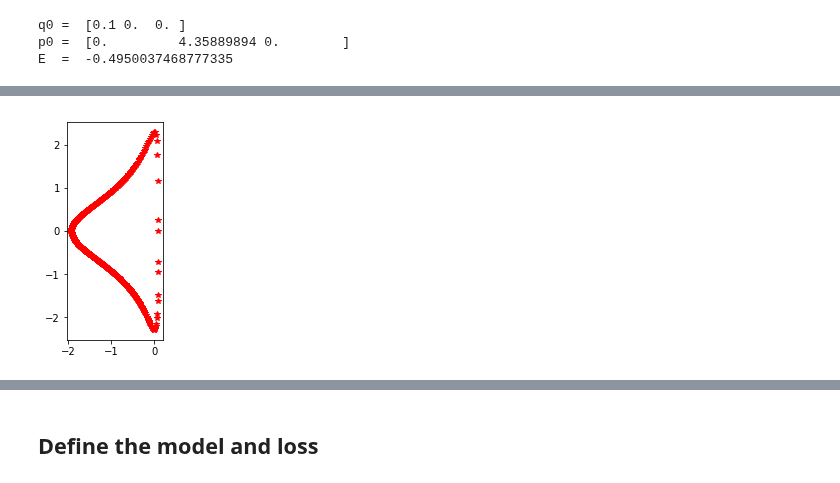
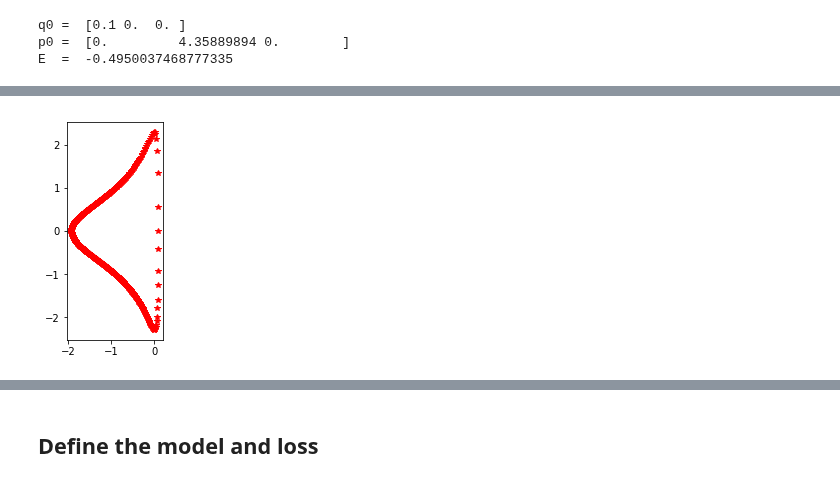
Before and after one commit to rbondesan/CanonicalFlows, a Jupyter notebook: notebooks/kepler-traj.ipynb, the cells around one changed output, grey strips where cells are left out. Cells and saved outputs as stored; diff of their text form; code cells hidden in the pictures.

```diff
--- a/notebooks/kepler-traj.ipynb
+++ b/notebooks/kepler-traj.ipynb
@@ -50,13 +50,13 @@ settings = {
     'hamiltonian': lambda x : kepler(x,k=k),
     'd': 3,                    # space dimension
     'num_particles': 1,        # number of particles
-    'minibatch_size': 1000,    # Mini batch size
-    'dataset_size': 2**10, # Set to float("inf") for keeping sampling.
+    'minibatch_size': 2**7,    # Mini batch size
+    'num_time_samples': 2**10, # Set to float("inf") for keeping sampling.
     'num_stacks_bijectors': 4, # Number of bijectors
     'log_dir' : "/tmp/log/im_tests/kepler",
     'visualize': True,
     #
-    'train_iters': 1000,
+#    'train_iters': 1000,
     'starter_learning_rate': 1e-3, # for exp decay and none
     'decay_lr': "piecewise",
 #     'decay_steps': 15000,  # for exp decay
@@ -65,7 +65,7 @@ settings = {
     'values': [1e-3, 1e-4, 1e-5],  # for piecewise decay
     'min_learning_rate': 1e-5,
     #
-#    'loss': "dKdphi",
+    'loss': "circle",
 #    'base_dist': "action_exponential_angle",
 #    'base_dist': "action_dirac_angle"
 #    'diff_val': -.5,
@@ -126,10 +126,9 @@ E  =  -0.4950037468777335
 integrator = HamiltonianFlow(settings['hamiltonian'],
                              initial_t=0.,
                              final_t=10.,
-                             num_steps=settings['minibatch_size'])
+                             num_steps=settings['num_time_samples'])
 traj = sess.run( integrator(x0, return_full_state=True) )
 # traj has shape (num_time_samples,batch,d,n,2). Reinterpret batch and num_time_samples as batch
 print(traj.shape)
-#traj = np.reshape(traj, [-1,settings['d'],settings['num_particles'],2])
-qtraj, ptraj = extract_q_p( np.reshape(traj, [-1,settings['d'],settings['num_particles'],2]) )
+qtraj, ptraj = extract_q_p( traj )
 # %% [output]
@@ -137,11 +145,11 @@ qtraj, ptraj = extract_q_p( np.reshape(traj, [-1,settings['d'],settings['num_par
 # %%
 # orbits
-dd = 0; nn = 0;
-plt.plot(qtraj[:,dd,nn,0], ptraj[:,dd,nn,0],'r*')
-#plt.plot(qtraj[:,0,nn,0], qtraj[:,1,nn,0],'b+')
+dd = 0; nn = 0; bb = 0;
+plt.plot(qtraj[:,bb,dd,nn,0], ptraj[:,bb,dd,nn,0],'r*')
+#plt.plot(qtraj[:,bb,0,nn,0], qtraj[:,bb,1,nn,0],'b+')
 plt.gca().set_aspect('equal', adjustable='box')
 # %% [output]
-[figure, old version]
+[figure, new version]
 # %%
 # qtraj[:,dd,nn,0] # all zeros since because of the initial conditions, in the xy plane only
 # %%
```
Also changed, not shown: parts of 9 cells of this notebook, 4 other files.
